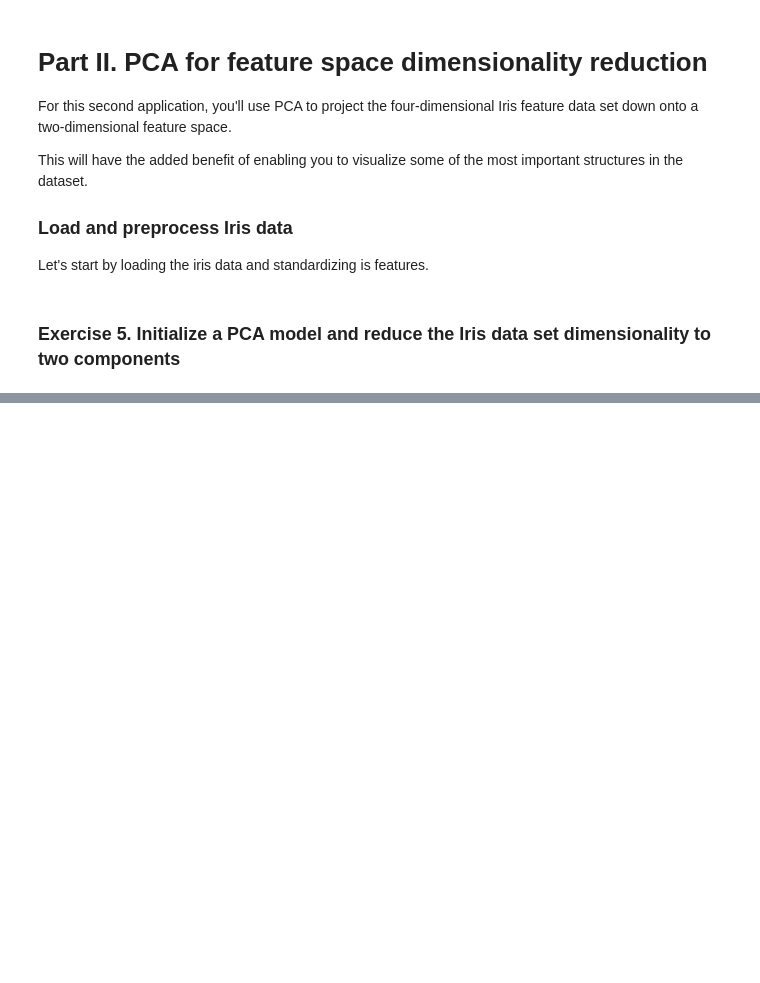
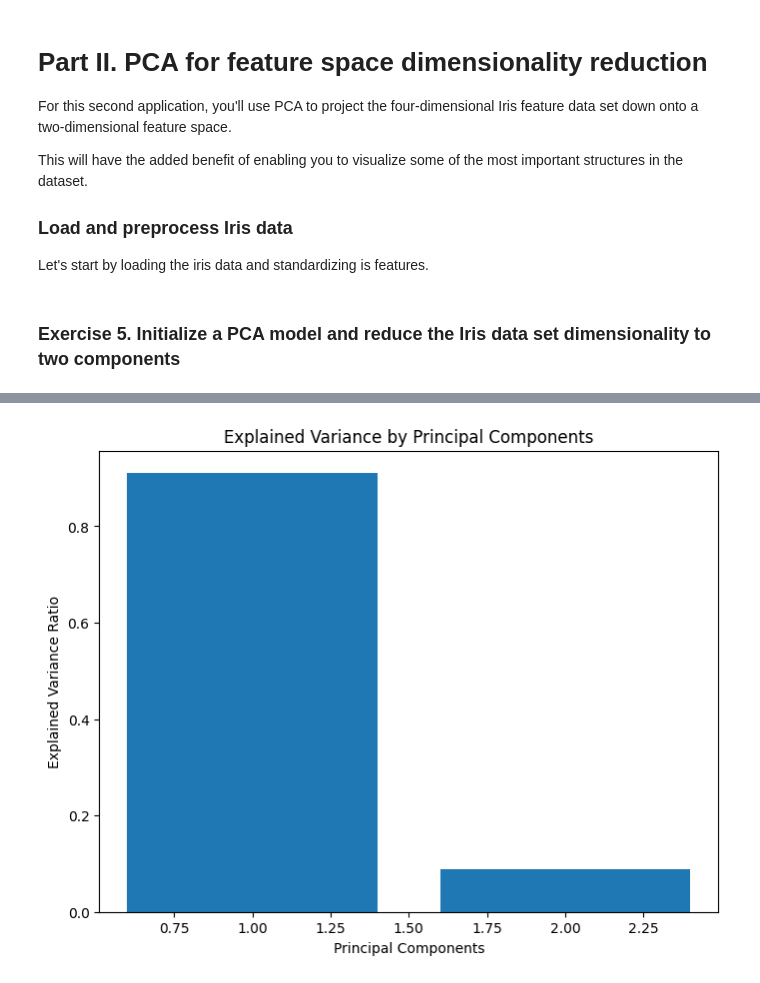
Before and after one commit to VishSeran/machine-learning-models, a Jupyter notebook: pca-analysis/pca-analysis.ipynb, the cells around one changed output, grey strips where cells are left out. Saved outputs shown, nothing was run; the diff lists cells and outputs as text; code cells hidden in the pictures; blank space fills up the shorter version.

```diff
--- a/pca-analysis/pca-analysis.ipynb
+++ b/pca-analysis/pca-analysis.ipynb
@@ -169,0 +206,14 @@ array(['setosa', 'versicolor', 'virginica'], dtype='<U10')
+# %%
+# Explained variance ratio
+explain_variance_ratio = pca.explained_variance_ratio_
+
+# Plot explained variance ratio for each component
+plt.figure(figsize=(8,6))
+plt.bar(x = range(1,len(explain_variance_ratio)+1), height=explain_variance_ratio,
+    alpha =1, align='center', label = 'pc explain variance ratio')
+plt.ylabel('Explained Variance Ratio')
+plt.xlabel('Principal Components')
+plt.title('Explained Variance by Principal Components')
+plt.show()
+# %% [output]
+[figure, added]
```
Also changed, not shown: parts of 7 cells of this notebook.
